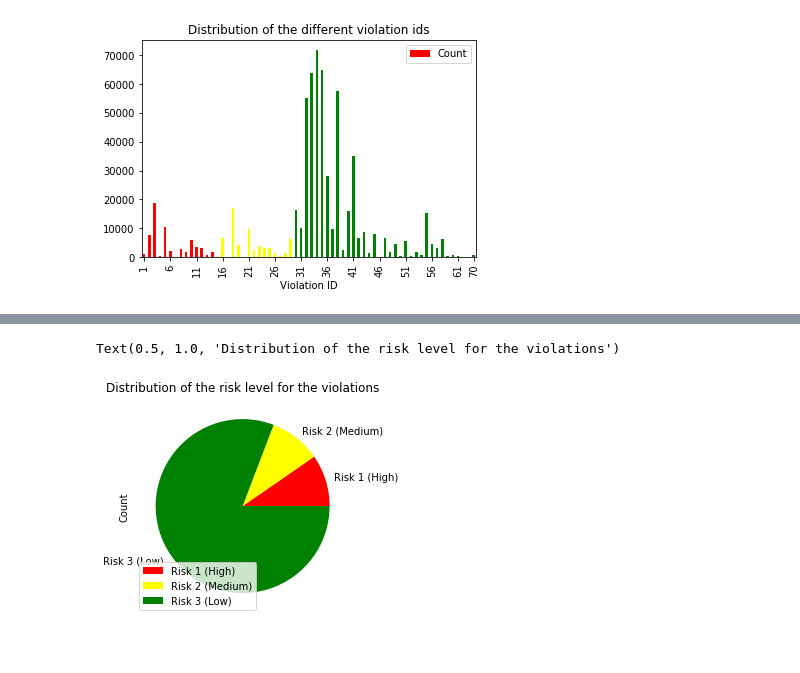
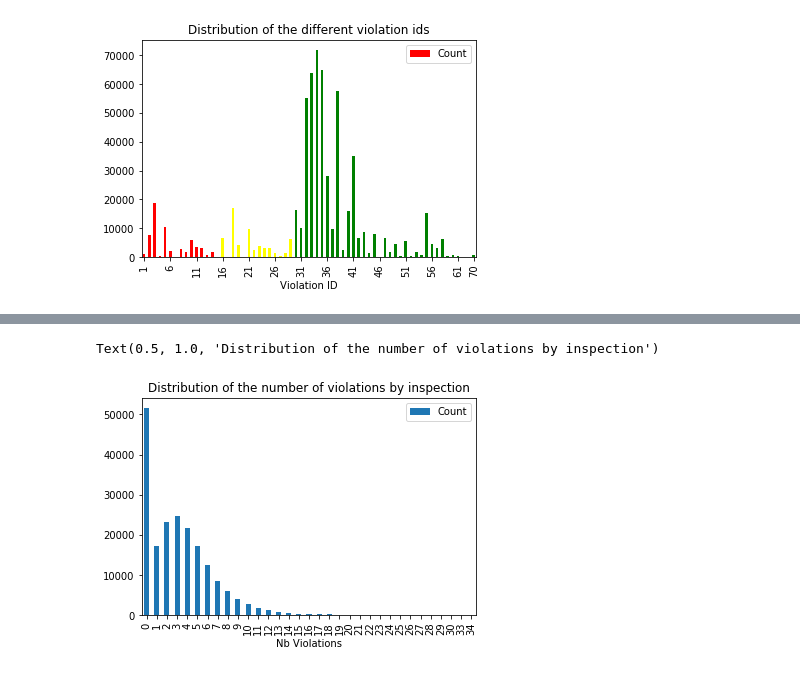
Before and after one commit to VodopaDev/CS401-Chicago-Crime-Analysis, a Jupyter notebook: violations.ipynb, the cells around one changed output, grey strips where cells are left out. Cells and saved outputs as stored; diff of their text form; code cells hidden in the pictures.

```diff
--- a/violations.ipynb
+++ b/violations.ipynb
@@ -58,14 +55,23 @@ violations.head()
 | 3 | 2316057 | LITTLE GENIUS COMMUNITY DAYCARE 11 | LITTLE GENIUS COMMUNITY DAYCARE | 2359451.0 | Daycare (2 - 6 Years) | Risk 1 (High) | 1000 W 103RD ST | CHICAGO | IL | ... |
 5 rows × 23 columns
 # %%
-def get_violation_risk(x):
-    if (x <= 14):
-        return 'Risk 1 (High)'
-    if (x <= 29):
-        return 'Risk 2 (Medium)'
-    return 'Risk 3 (Low)'
+def is_violation_high_severity(x):
+    return x <= 14
 
-violations['Violation Risk'] = violations['Violation ID'].apply(get_violation_risk)
+def is_violation_medium_severity(x):
+    return 15 <= x and x <= 29
+
+def is_violation_low_severity(x):
+    return 30 <= x
+
+def get_violation_severity(x):
+    if is_violation_high_severity(x):
+        return 'Severity 1 (High)'
+    if is_violation_medium_severity(x):
+        return 'Severity 2 (Medium)'
+    return 'Severity 3 (Low)'
+
+violations['Violation Severity'] = violations['Violation ID'].apply(get_violation_severity)
 violations.head()
 # %% [output]
 |  | Inspection ID | DBA Name | AKA Name | License # | Facility Type | Risk | Address | City | State | ... |
@@ -113,0 +137,5 @@ xticks[-1].set_visible(True)
+# %%
+df_violation_ids = df_split.copy()
+df_violation_ids['Violation IDs'] = df_violation_ids['Violations'].apply(lambda violations: [get_violation_id(x) for x in violations])
+df_violation_ids['Nb Violations'] = df_violation_ids['Violation IDs'].apply(lambda x: 0 if 'nan' in x else len(x))
+df_violation_ids[['Violations', 'Violation IDs', 'Nb Violations']].head()
@@ -114,7 +149,6 @@ xticks[-1].set_visible(True)
 # %%
-violations_risk_count = violations[['Inspection ID', 'Violation Risk']].groupby('Violation Risk').count().rename(columns={'Inspection ID' : 'Count'})
-violations_risk_count.plot.pie(subplots=True, colors=['red', 'yellow', 'green'])
-plt.title("Distribution of the risk level for the violations")
+df_violation_ids[['Inspection ID', 'Nb Violations']].groupby('Nb Violations').count().rename(columns={'Inspection ID' : 'Count'}).plot.bar()
+plt.title("Distribution of the number of violations by inspection")
 # %% [output]
-Text(0.5, 1.0, 'Distribution of the risk level for the violations')
+Text(0.5, 1.0, 'Distribution of the number of violations by inspection')
-[figure, old version]
+[figure, new version]
```
Also changed, not shown: parts of 7 cells of this notebook.
